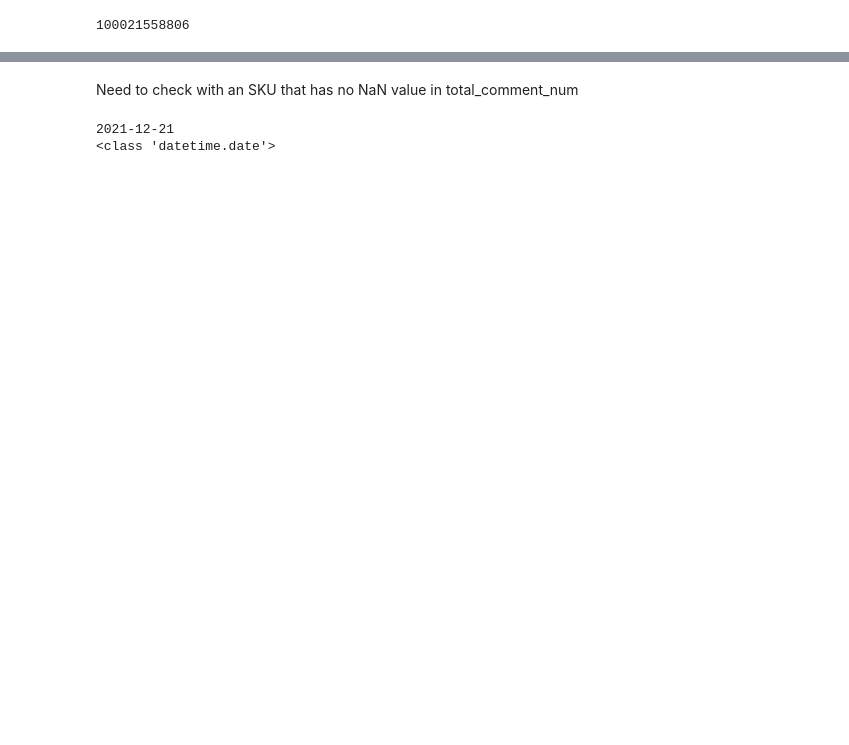
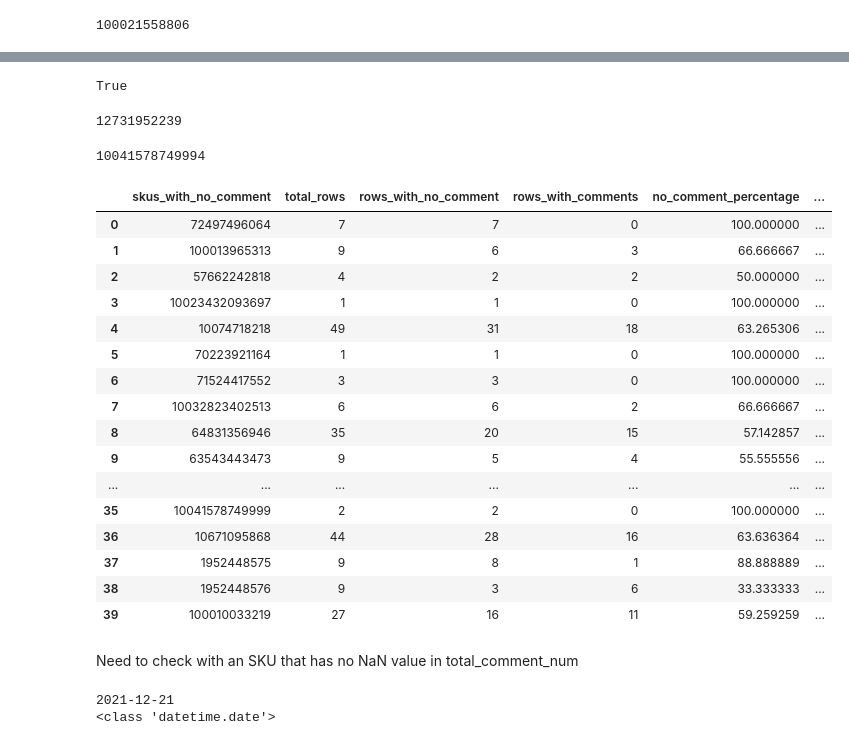
Before and after one commit to Shakib-IO/Python_Practice, a Jupyter notebook: EDMI/SSV4_n1_Dip.ipynb, the cells around one changed output, grey strips where cells are left out. Saved outputs shown, nothing was run; the diff lists cells and outputs as text; code cells hidden in the pictures; blank space fills up the shorter version.

```diff
--- a/EDMI/SSV4_n1_Dip.ipynb
+++ b/EDMI/SSV4_n1_Dip.ipynb
@@ -510,3 +494,7 @@ print(dfy.date_time.min())
 2020-01-01 00:00:00
 # %% [markdown]
 # 3.
+# %%
+uniques = list(set(dfx['sku']))
+print(len(uniques))
+print(uniques[30])
@@ -564,24 +560,14 @@ def create_dataframe():
 
 def find_data(sku, df):
 
-  exist_count = skus_with_no_comment.count(sku)
-  if exist_count > 0:
-    skus_with_no_comment.clear()
-    total_rows_with_this_sku.clear()
-    rows_with_no_comment_under_this_sku.clear()
-    rows_with_comments_under_this_sku.clear()
-    percentage_of_no_comment.clear()
-    highest_date_with_this_sku.clear()
-    lowest_date_with_this_sku.clear()
-    max_date_with_nocom.clear()
-    min_date_with_nocom.clear()
-
   df_n = df.loc[df['sku'] == sku].sort_values('date_key')
 
-  if df_n['total_comment_num'].isnull().values.any():
+  # if df_n['total_comment_num'].isna().sum() > 0 or df_n['total_comment_num'] == 0.0:
+  if ((df_n['total_comment_num'].isna().sum() > 0) | (df_n['total_comment_num'] == 0.0)).any():
+
     skus_with_no_comment.append(sku)
     total_rows_with_this_sku.append(len(df_n))
-    rows_with_no_comment_under_this_sku.append(df_n['total_comment_num'].isna().sum())
+    rows_with_no_comment_under_this_sku.append(len(df_n[(df_n['total_comment_num'].isna()) | (df_n['total_comment_num'] == 0.0)]))
     rows_with_comments_under_this_sku.append(len(df_n) - df_n['total_comment_num'].isna().sum())
     percentage_of_no_comment.append((df_n['total_comment_num'].isna().sum() / len(df_n)) * 100)
     highest_date_with_this_sku.append(df_n.loc[dfx['sku'] == sku, 'date_key'].max().date())
@@ -591,3 +577,21 @@ def find_data(sku, df):
 
 
   return create_dataframe()
+
+
+def get_data(i, f):
+  skus_with_no_comment.clear()
+  total_rows_with_this_sku.clear()
+  rows_with_no_comment_under_this_sku.clear()
+  rows_with_comments_under_this_sku.clear()
+  percentage_of_no_comment.clear()
+  highest_date_with_this_sku.clear()
+  lowest_date_with_this_sku.clear()
+  max_date_with_nocom.clear()
+  min_date_with_nocom.clear()
+
+
+  for s in uniques[i:f]:
+    df = find_data(s, dfx)
+
+  return df
@@ -611,3 +598,41 @@ df_try
+# %%
+dft = dfx.loc[dfx['sku'] == 100021558806]
+if dft['total_comment_num'].isna().sum() > 0 or dft['total_comment_num'] == 0.0:
+  print("True")
+# %% [output]
+True
+# %%
+unique_skus[-1]
+# %% [output]
+12731952239
+# %%
+df_t1 = dfx.loc[dfx['sku'] == uniques[30]]
+df_t1
+df_t1['total_comment_num'].isna().sum()
+uniques[30]
+# %% [output]
+10041578749994
+# %%
+df_test = get_data(0, 40)
+df_test
+# %% [output]
+|  | skus_with_no_comment | total_rows | rows_with_no_comment | rows_with_comments | no_comment_percentage | ... |
+| 0 | 72497496064 | 7 | 7 | 0 | 100.000000 | ... |
+| 1 | 100013965313 | 9 | 6 | 3 | 66.666667 | ... |
+| 2 | 57662242818 | 4 | 2 | 2 | 50.000000 | ... |
+| 3 | 10023432093697 | 1 | 1 | 0 | 100.000000 | ... |
+| 4 | 10074718218 | 49 | 31 | 18 | 63.265306 | ... |
+| 5 | 70223921164 | 1 | 1 | 0 | 100.000000 | ... |
+| 6 | 71524417552 | 3 | 3 | 0 | 100.000000 | ... |
+| 7 | 10032823402513 | 6 | 6 | 2 | 66.666667 | ... |
+| 8 | 64831356946 | 35 | 20 | 15 | 57.142857 | ... |
+| 9 | 63543443473 | 9 | 5 | 4 | 55.555556 | ... |
+| ... | ... | ... | ... | ... | ... | ... |
+| 35 | 10041578749999 | 2 | 2 | 0 | 100.000000 | ... |
+| 36 | 10671095868 | 44 | 28 | 16 | 63.636364 | ... |
+| 37 | 1952448575 | 9 | 8 | 1 | 88.888889 | ... |
+| 38 | 1952448576 | 9 | 3 | 6 | 33.333333 | ... |
+| 39 | 100010033219 | 27 | 16 | 11 | 59.259259 | ... |
 # %% [markdown]
 Need to check with an SKU that has no NaN value in total_comment_num
 # %%
```
Also changed, not shown: parts of 18 cells of this notebook, 1 other file.
